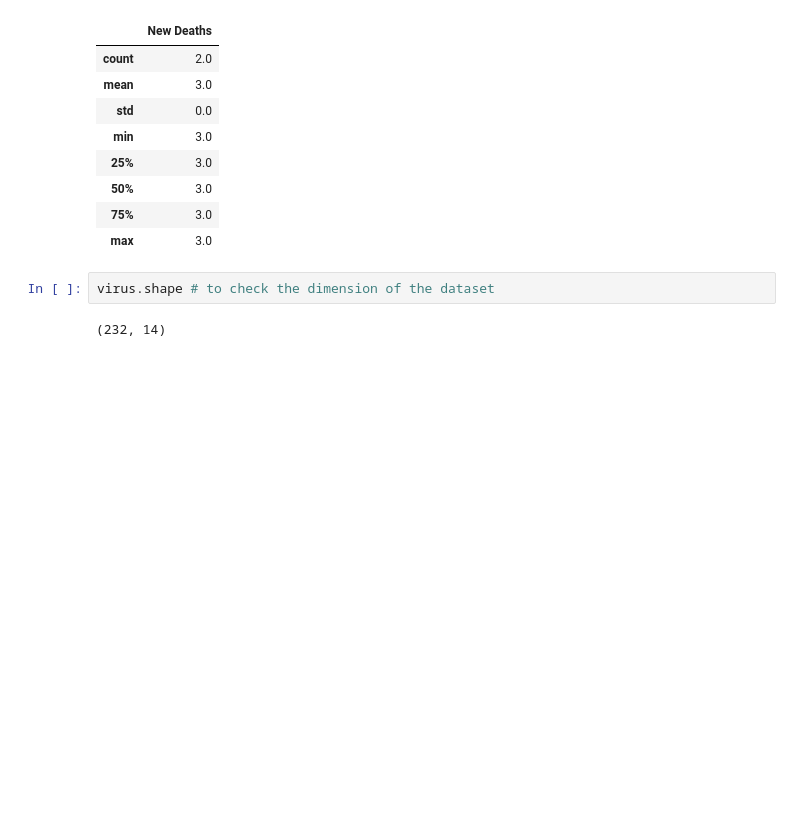
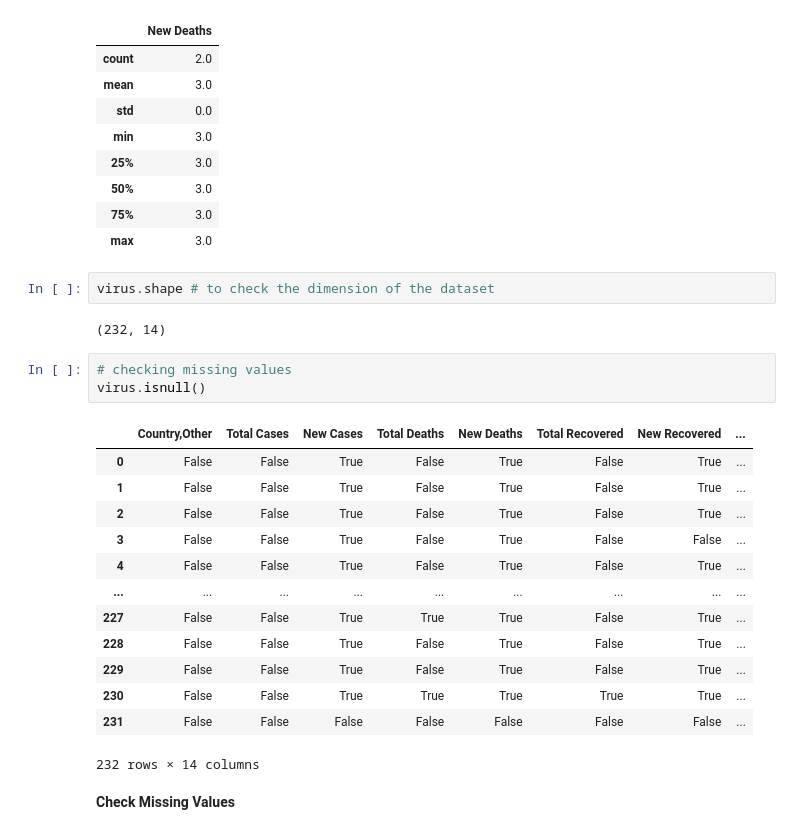
Before and after one commit to Muasya0254/WK2-Practice---Data-Collection-and-Cleaning, a Jupyter notebook: corona_virus.ipynb, the cells around one changed output. Saved outputs shown, nothing was run; the diff lists cells and outputs as text; blank space fills up the shorter version.

```diff
--- a/corona_virus.ipynb
+++ b/corona_virus.ipynb
@@ -28,3 +28,22 @@ virus.describe()
 virus.shape # to check the dimension of the dataset
 # %% [output]
 (232, 14)
+# %%
+# checking missing values
+virus.isnull()
+# %% [output]
+|  | Country,Other | Total Cases | New Cases | Total Deaths | New Deaths | Total Recovered | New Recovered | ... |
+| 0 | False | False | True | False | True | False | True | ... |
+| 1 | False | False | True | False | True | False | True | ... |
+| 2 | False | False | True | False | True | False | True | ... |
+| 3 | False | False | True | False | True | False | False | ... |
+| 4 | False | False | True | False | True | False | True | ... |
+| ... | ... | ... | ... | ... | ... | ... | ... | ... |
+| 227 | False | False | True | True | True | False | True | ... |
+| 228 | False | False | True | False | True | False | True | ... |
+| 229 | False | False | True | False | True | False | True | ... |
+| 230 | False | False | True | True | True | True | True | ... |
+| 231 | False | False | False | False | False | False | False | ... |
+232 rows × 14 columns
+# %% [markdown]
+**Check Missing Values**
```
Also changed, not shown: parts of 3 cells of this notebook.
